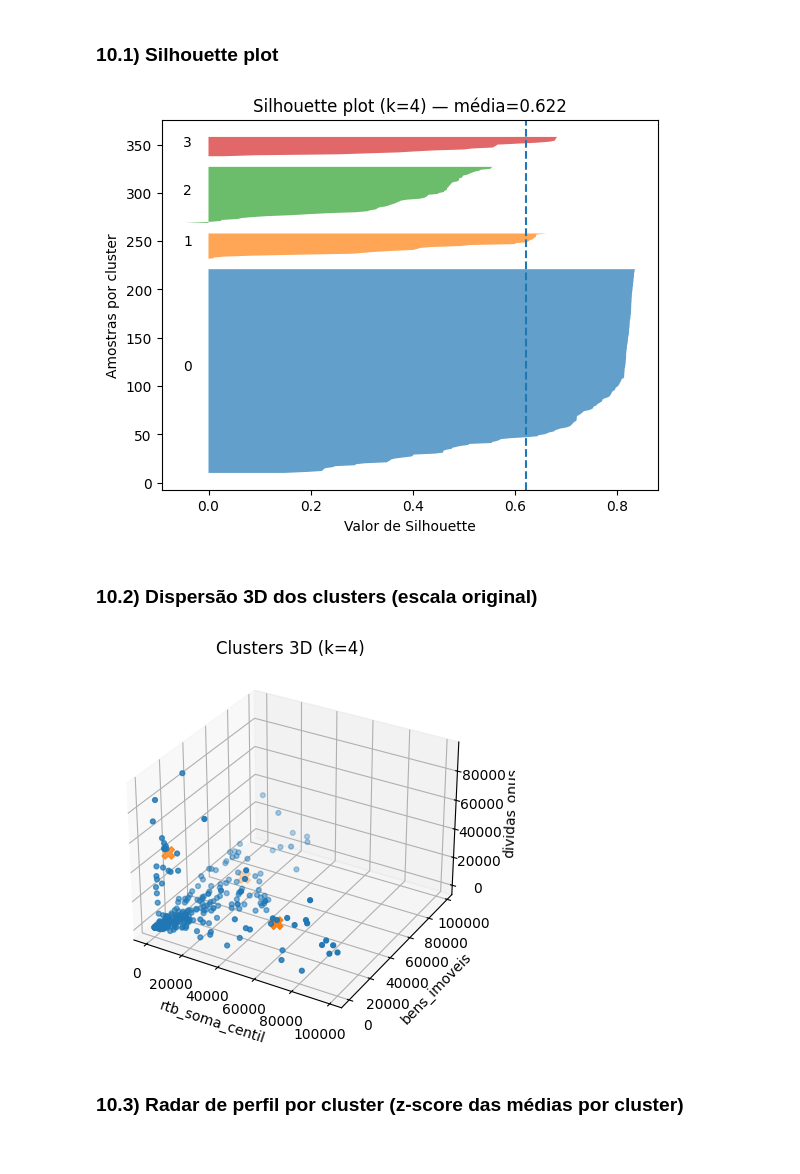
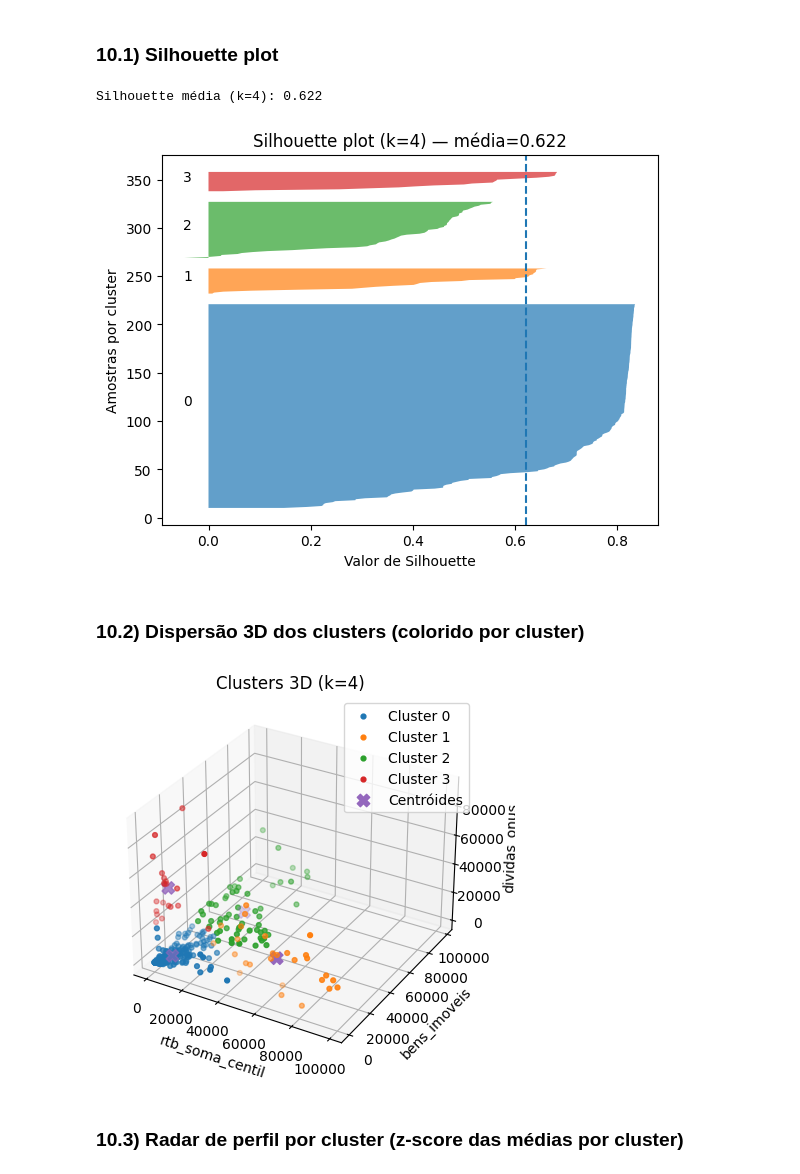
Before and after one commit to PadawanXXVI/kmeans-3d-cluster, a Jupyter notebook: notebooks/02_amns_kmeans.ipynb, the cells around one changed output. Saved outputs shown, nothing was run; the diff lists cells and outputs as text; code cells hidden in the pictures.

Commit message:
chore: ajustes nas visualizações

```diff
--- a/notebooks/02_amns_kmeans.ipynb
+++ b/notebooks/02_amns_kmeans.ipynb
@@ -322,8 +338,9 @@ from matplotlib import cm
 
 sil_vals = silhouette_samples(Xz, labels_final)
 sil_avg  = silhouette_score(Xz, labels_final)
+print(f"Silhouette média (k={best_k}): {sil_avg:.3f}")
+
 y_lower = 10
-
 plt.figure()
 for i in range(best_k):
     ith_sil_vals = sil_vals[labels_final == i]
@@ -341,20 +358,33 @@ plt.title(f"Silhouette plot (k={best_k}) — média={sil_avg:.3f}")
 plt.savefig((FIG_DIR / f"silhouette_k{best_k}.png"), dpi=150, bbox_inches="tight")
 plt.show()
 # %% [output]
+Silhouette média (k=4): 0.622
 [figure]
 # %% [markdown]
-### 10.2) Dispersão 3D dos clusters (escala original)
+### 10.2) Dispersão 3D dos clusters (colorido por cluster)
 # %%
 fig = plt.figure()
 ax = fig.add_subplot(111, projection='3d')
-ax.scatter(df_labeled[COLS[0]], df_labeled[COLS[1]], df_labeled[COLS[2]], s=12)
-ax.scatter(centroids[:,0], centroids[:,1], centroids[:,2], s=80, marker='X')
+
+handles = []
+labels_leg = []
+for i in range(best_k):
+    part = df_labeled[df_labeled["cluster"] == i]
+    h = ax.scatter(part[COLS[0]], part[COLS[1]], part[COLS[2]], s=12)
+    handles.append(h)
+    labels_leg.append(f"Cluster {i}")
+
+# Centr&oacute;ides
+hc = ax.scatter(centroids[:,0], centroids[:,1], centroids[:,2], s=80, marker='X')
+handles.append(hc); labels_leg.append("Centróides")
+
 ax.set_xlabel(COLS[0]); ax.set_ylabel(COLS[1]); ax.set_zlabel(COLS[2])
 ax.set_title(f"Clusters 3D (k={best_k})")
+ax.legend(handles, labels_leg, loc="best")
 plt.savefig((FIG_DIR / f"clusters3d_k{best_k}.png"), dpi=150, bbox_inches="tight")
 plt.show()
 # %% [output]
-[figure, old version]
+[figure, new version]
 # %% [markdown]
 ### 10.3) Radar de perfil por cluster (z-score das médias por cluster)
 # %%
```
Also changed, not shown: parts of 7 cells of this notebook.
